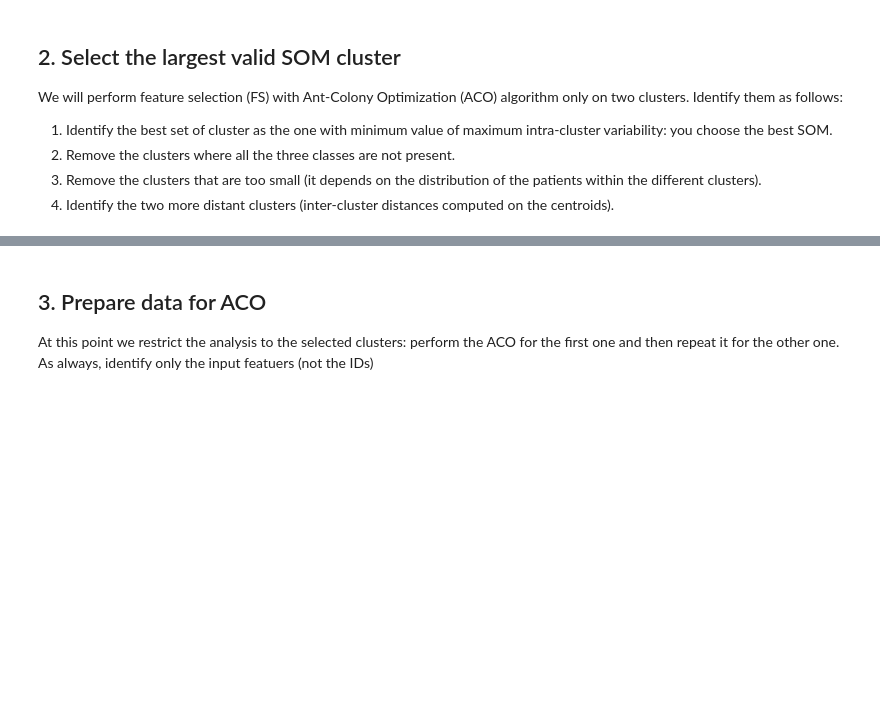
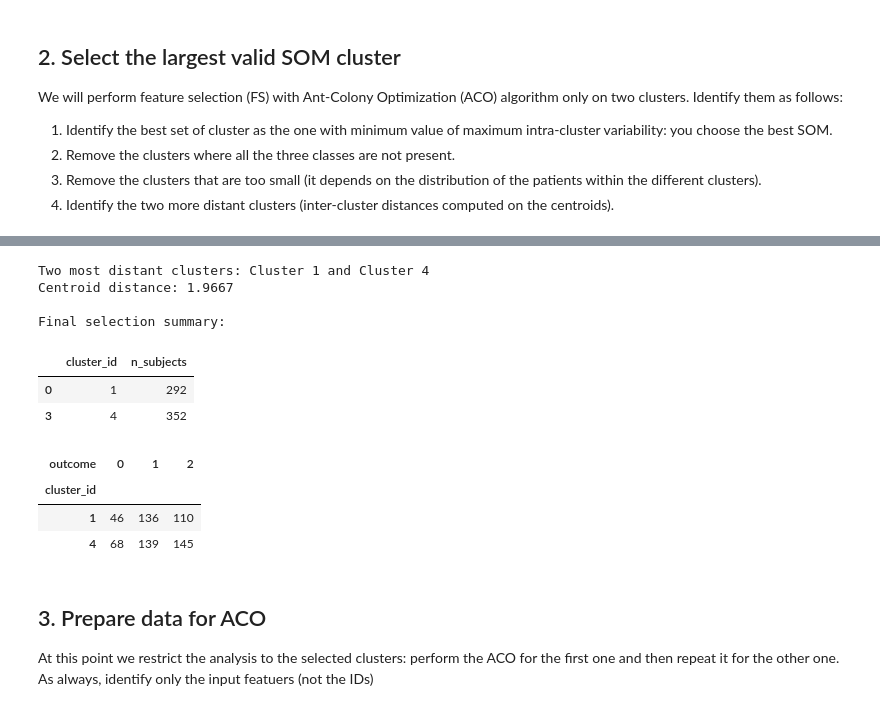
Before and after one commit to lucaosti/DAPPC, a Jupyter notebook: LAB3/DAPPC_LAB3_ACO.ipynb, the cells around one changed output, grey strips where cells are left out. Cells and saved outputs as stored; diff of their text form; code cells hidden in the pictures; blank space fills up the shorter version.

```diff
--- a/LAB3/DAPPC_LAB3_ACO.ipynb
+++ b/LAB3/DAPPC_LAB3_ACO.ipynb
@@ -58,0 +119,14 @@ We will perform feature selection (FS) with Ant-Colony Optimization (ACO) algori
+# %%
+# ============================================================
+# 2. Remove clusters missing any of the 3 outcome classes
+# ============================================================
+
+# Count outcome classes per cluster (unique e remove)
+nclasses = (
+    df.groupby('cluster_id')[outcome_col]
+    .nunique()
+    .reset_index(name='n_classes')
+)
+
+valid_clusters = nclasses[nclasses['n_classes'] == 3]['cluster_id'].tolist()
+print(f"Valid clusters (with all 3 classes): {valid_clusters}")
@@ -59,3 +169,51 @@ We will perform feature selection (FS) with Ant-Colony Optimization (ACO) algori
+# %%
+# ============================================================
+# 4. Identify the two more distant clusters (e.g., using centroids)
+# ============================================================
+
+from scipy.spatial.distance import cdist
+
+df_valid = df_scaled.merge(
+    best_assignment[join_cols + ['cluster_id']],
+    on=join_cols,
+    how='inner'
+)
+centroids = (
+    df_valid[df_valid['cluster_id'].isin(valid_clusters)]
+    .groupby('cluster_id')[feature_cols]
+    .mean()
+)
+
+dist_matrix = pd.DataFrame(
+    cdist(centroids.values, centroids.values),
+    index=centroids.index,
+    columns=centroids.index
+)
+
+dist_np = dist_matrix.values.copy()
+np.fill_diagonal(dist_np, -1)
+i, j = np.unravel_index(np.argmax(dist_np), dist_np.shape)
+cluster_A = centroids.index[i]
+cluster_B = centroids.index[j]
+
+print(f"\nTwo most distant clusters: Cluster {cluster_A} and Cluster {cluster_B}")
+print(f"Centroid distance: {dist_np[i, j]:.4f}")
+
+# Summary table
+print("\nFinal selection summary:")
+display(cluster_sizes[cluster_sizes['cluster_id'].isin([cluster_A, cluster_B])])
+# %% [output]
+Two most distant clusters: Cluster 1 and Cluster 4
+Centroid distance: 1.9667
+
+Final selection summary:
+|  | cluster_id | n_subjects |
+| 0 | 1 | 292 |
+| 3 | 4 | 352 |
+| outcome | 0 | 1 | 2 |
+| cluster_id |  |  |  |
+| 1 | 46 | 136 | 110 |
+| 4 | 68 | 139 | 145 |
 # %% [markdown]
 ## 3. Prepare data for ACO
 
```
Also changed, not shown: parts of 6 cells of this notebook, 11 other files.
